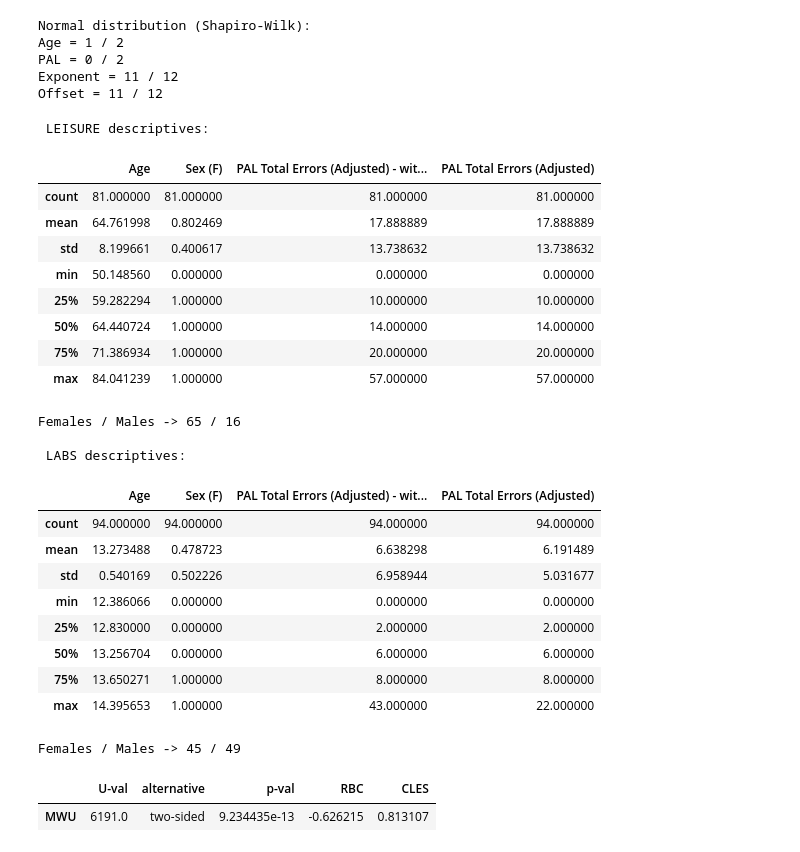
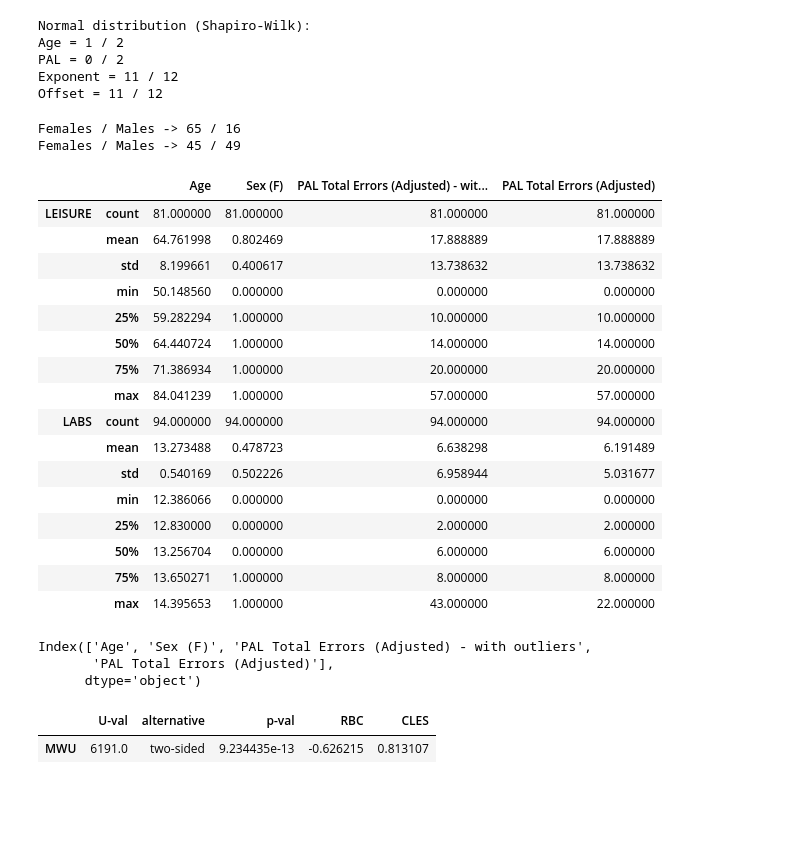
Before and after one commit to teanijarv/EEG-pyline, a Jupyter notebook: studies/Anijarv_LABS-LEISURE_rsEEG_aperiodic_activity.ipynb, the cells around one changed output. Cells and saved outputs as stored; diff of their text form; code cells hidden in the pictures; blank space fills up the shorter version.

```diff
--- a/studies/Anijarv_LABS-LEISURE_rsEEG_aperiodic_activity.ipynb
+++ b/studies/Anijarv_LABS-LEISURE_rsEEG_aperiodic_activity.ipynb
@@ -495,38 +495,46 @@ Offset = 11 / 12
 # %%
 # Add groups names to the demographics and PAL dataset
 df_demo_cog.loc[['HBA' in s for s in df_demo_cog.index], 'Group'] = 'LEISURE'
 df_demo_cog.loc[['LAB' in s for s in df_demo_cog.index], 'Group'] = 'LABS'
 
 for i, group in enumerate(exp_condition):
     df_demo_cog_group = df_demo_cog[df_demo_cog['Group']==group]
-    print('\n',group,'descriptives:')
-    display(df_demo_cog_group.describe())
+    if i == 0:
+        df_demo_cog_group_desc = df_demo_cog_group.describe()
+    else:
+        df_demo_cog_group_desc = pd.concat([df_demo_cog_group_desc, df_demo_cog_group.describe()],
+                                           axis=0, keys=exp_condition)
+
     print('Females / Males ->', df_demo_cog_group['Sex (F)'].sum(), '/',
           df_demo_cog_group['Sex (F)'].count()-df_demo_cog_group['Sex (F)'].sum())
+display(df_demo_cog_group_desc)
+df_demo_cog_group_desc.to_excel('{}/demo_PAL_descriptives.xlsx'.format(savefinal_folder))
 # %% [output]
- LEISURE descriptives:
+Females / Males -> 65 / 16
+Females / Males -> 45 / 49
-|  | Age | Sex (F) | PAL Total Errors (Adjusted) - wit... | PAL Total Errors (Adjusted) |
-| count | 81.000000 | 81.000000 | 81.000000 | 81.000000 |
-| mean | 64.761998 | 0.802469 | 17.888889 | 17.888889 |
-| std | 8.199661 | 0.400617 | 13.738632 | 13.738632 |
-| min | 50.148560 | 0.000000 | 0.000000 | 0.000000 |
-| 25% | 59.282294 | 1.000000 | 10.000000 | 10.000000 |
-| 50% | 64.440724 | 1.000000 | 14.000000 | 14.000000 |
-| 75% | 71.386934 | 1.000000 | 20.000000 | 20.000000 |
-| max | 84.041239 | 1.000000 | 57.000000 | 57.000000 |
+|  |  | Age | Sex (F) | PAL Total Errors (Adjusted) - wit... | PAL Total Errors (Adjusted) |
+| LEISURE | count | 81.000000 | 81.000000 | 81.000000 | 81.000000 |
+|  | mean | 64.761998 | 0.802469 | 17.888889 | 17.888889 |
+|  | std | 8.199661 | 0.400617 | 13.738632 | 13.738632 |
+|  | min | 50.148560 | 0.000000 | 0.000000 | 0.000000 |
+|  | 25% | 59.282294 | 1.000000 | 10.000000 | 10.000000 |
+|  | 50% | 64.440724 | 1.000000 | 14.000000 | 14.000000 |
+|  | 75% | 71.386934 | 1.000000 | 20.000000 | 20.000000 |
+|  | max | 84.041239 | 1.000000 | 57.000000 | 57.000000 |
+| LABS | count | 94.000000 | 94.000000 | 94.000000 | 94.000000 |
+|  | mean | 13.273488 | 0.478723 | 6.638298 | 6.191489 |
+|  | std | 0.540169 | 0.502226 | 6.958944 | 5.031677 |
+|  | min | 12.386066 | 0.000000 | 0.000000 | 0.000000 |
+|  | 25% | 12.830000 | 0.000000 | 2.000000 | 2.000000 |
+|  | 50% | 13.256704 | 0.000000 | 6.000000 | 6.000000 |
+|  | 75% | 13.650271 | 1.000000 | 8.000000 | 8.000000 |
+|  | max | 14.395653 | 1.000000 | 43.000000 | 22.000000 |
-Females / Males -> 65 / 16
-
- LABS descriptives:
-|  | Age | Sex (F) | PAL Total Errors (Adjusted) - wit... | PAL Total Errors (Adjusted) |
-| count | 94.000000 | 94.000000 | 94.000000 | 94.000000 |
-| mean | 13.273488 | 0.478723 | 6.638298 | 6.191489 |
-| std | 0.540169 | 0.502226 | 6.958944 | 5.031677 |
-| min | 12.386066 | 0.000000 | 0.000000 | 0.000000 |
-| 25% | 12.830000 | 0.000000 | 2.000000 | 2.000000 |
-| 50% | 13.256704 | 0.000000 | 6.000000 | 6.000000 |
-| 75% | 13.650271 | 1.000000 | 8.000000 | 8.000000 |
-| max | 14.395653 | 1.000000 | 43.000000 | 22.000000 |
-Females / Males -> 45 / 49
+# %%
+df_demo_cog_group_desc.keys()
+# %% [output]
+Index(['Age', 'Sex (F)', 'PAL Total Errors (Adjusted) - with outliers',
+       'PAL Total Errors (Adjusted)'],
+      dtype='object')
 # %%
 measure = 'PAL Total Errors (Adjusted)'
 
```
